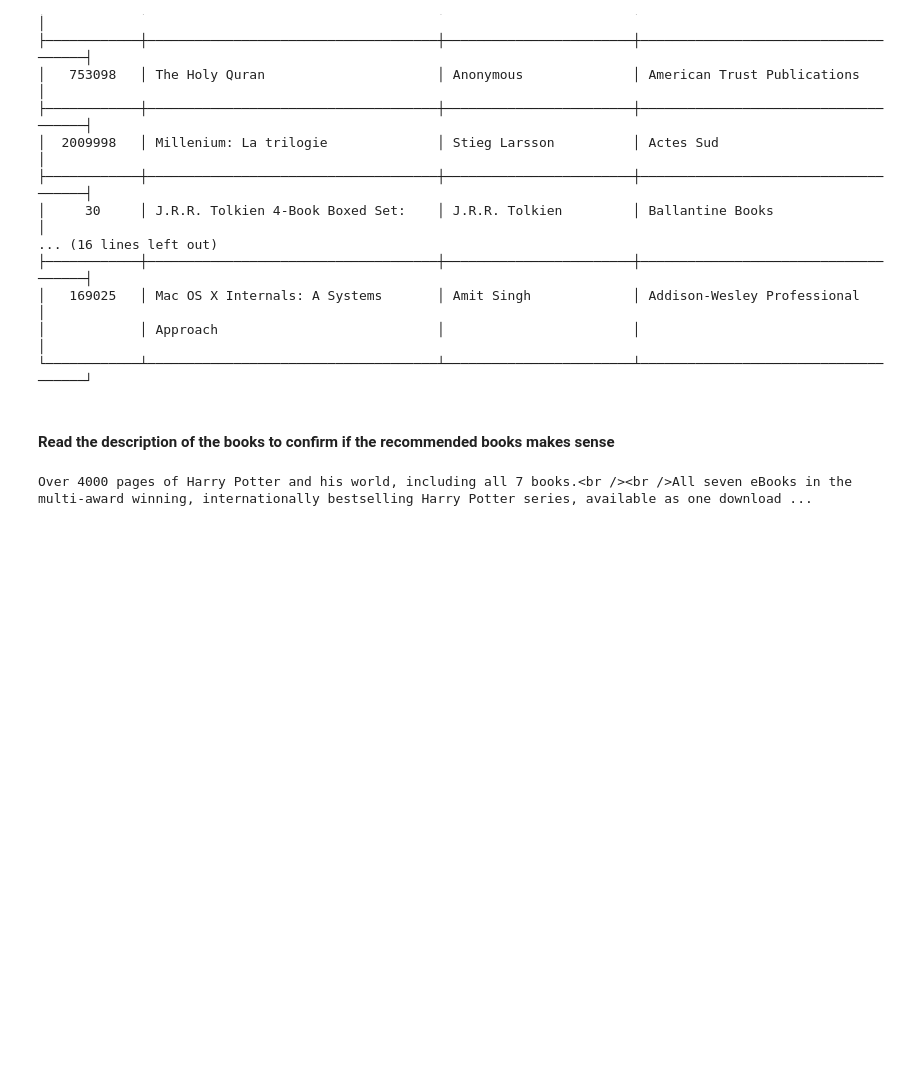
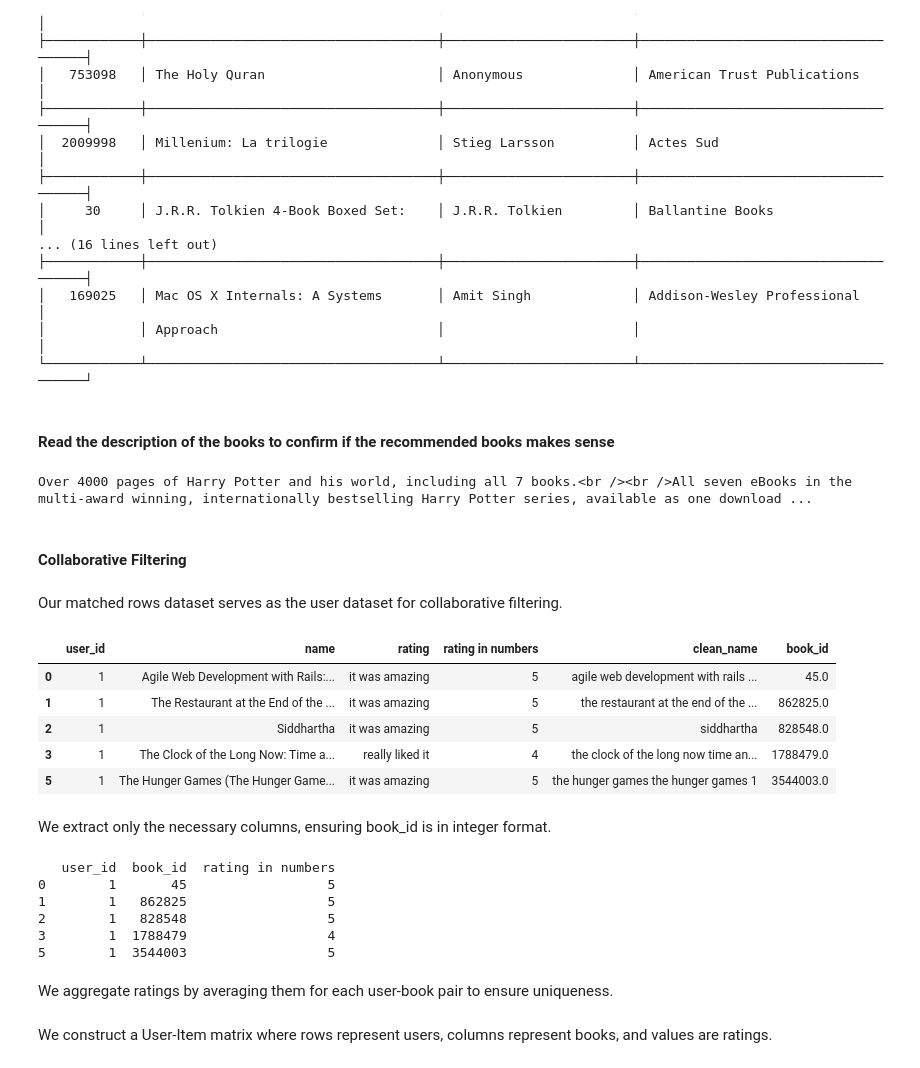
Before and after one commit to eben98/dsc_478_final_project_rec_system, a Jupyter notebook: final_project.ipynb, the cells around one changed output. Drawn from its saved outputs; the diff is of its cells as text; code cells hidden in the pictures; blank space fills up the shorter version.

```diff
--- a/final_project.ipynb
+++ b/final_project.ipynb
@@ -286 +273,32 @@ df_books_cleaned['description'] = df_books_cleaned.apply(lambda row: generate_su
+# %%
+# Identify books with missing descriptions
+missing_books = df_books_cleaned[df_books_cleaned['description'].isna()]
+
+# Aggregate descriptions per author **only for missing books**
+authors_with_missing = missing_books['authors'].unique()  # Get only authors with missing values
+
+author_descriptions = (
+    df_books_cleaned[df_books_cleaned['authors'].isin(authors_with_missing)]  # Filter only relevant authors
+    .groupby('authors')['description']
+    .agg(lambda x: " ".join(x.dropna().values[:5]))  # Select up to 5 descriptions
+    .dropna()
+)
+
+# Batch Processing with TF-IDF (Much Faster)
+vectorizer = TfidfVectorizer(stop_words='english', max_features=10)
+tfidf_matrix = vectorizer.fit_transform(author_descriptions.values)  # Compute all at once
+feature_names = np.array(vectorizer.get_feature_names_out())
+
+# Extract Keywords from TF-IDF Matrix
+def extract_keywords(row_idx):
+    """Extract top TF-IDF keywords for an author"""
+    scores = tfidf_matrix[row_idx].toarray().flatten()
+    top_indices = scores.argsort()[-10:][::-1]  # Get top 10 words
+    return " ".join(feature_names[top_indices])  # Return as a summary
+
+# Compute summaries **only for missing descriptions**
+author_summaries = pd.Series(range(len(author_descriptions)), index=author_descriptions.index).map(extract_keywords)
+
+# Step 5: Fill Missing Descriptions Using Vectorized Mapping
+df_books_cleaned.loc[df_books_cleaned['description'].isna(), 'description'] = df_books_cleaned['authors'].map(author_summaries)
 # %% [markdown]
@@ -925,3 +943,35 @@ book_description = filtered_books_df.loc[filtered_books_df[book_title_column] ==
 print(book_description.iloc[0] if not book_description.empty else "Book not found in dataset.")
 # %% [output]
 Over 4000 pages of Harry Potter and his world, including all 7 books.<br /><br />All seven eBooks in the multi-award winning, internationally bestselling Harry Potter series, available as one download ...
+# %% [markdown]
+#### Collaborative Filtering
+# %% [markdown]
+Our matched rows dataset serves as the user dataset for collaborative filtering.
+# %%
+matched_rows.head()
+# %% [output]
+|  | user_id | name | rating | rating in numbers | clean_name | book_id |
+| 0 | 1 | Agile Web Development with Rails:... | it was amazing | 5 | agile web development with rails ... | 45.0 |
+| 1 | 1 | The Restaurant at the End of the ... | it was amazing | 5 | the restaurant at the end of the ... | 862825.0 |
+| 2 | 1 | Siddhartha | it was amazing | 5 | siddhartha | 828548.0 |
+| 3 | 1 | The Clock of the Long Now: Time a... | really liked it | 4 | the clock of the long now time an... | 1788479.0 |
+| 5 | 1 | The Hunger Games (The Hunger Game... | it was amazing | 5 | the hunger games the hunger games 1 | 3544003.0 |
+# %% [markdown]
+We extract only the necessary columns, ensuring book_id is in integer format.
+# %%
+# Use only required columns
+df_cf = matched_rows[['user_id', 'book_id', 'rating in numbers']]
+
+# Convert book_id to integer
+df_cf['book_id'] = df_cf['book_id'].astype(int)
+
+print(df_cf.head())
+# %% [output]
+   user_id  book_id  rating in numbers
+0        1       45                  5
+1        1   862825                  5
+2        1   828548                  5
+3        1  1788479                  4
+5        1  3544003                  5
+# %% [markdown]
+We aggregate ratings by averaging them for each user-book pair to ensure uniqueness.
@@ -927,0 +981,2 @@ Over 4000 pages of Harry Potter and his world, including all 7 books.<br /><br /
+# %% [markdown]
+We construct a User-Item matrix where rows represent users, columns represent books, and values are ratings.
```
Also changed, not shown: parts of 48 cells of this notebook.
